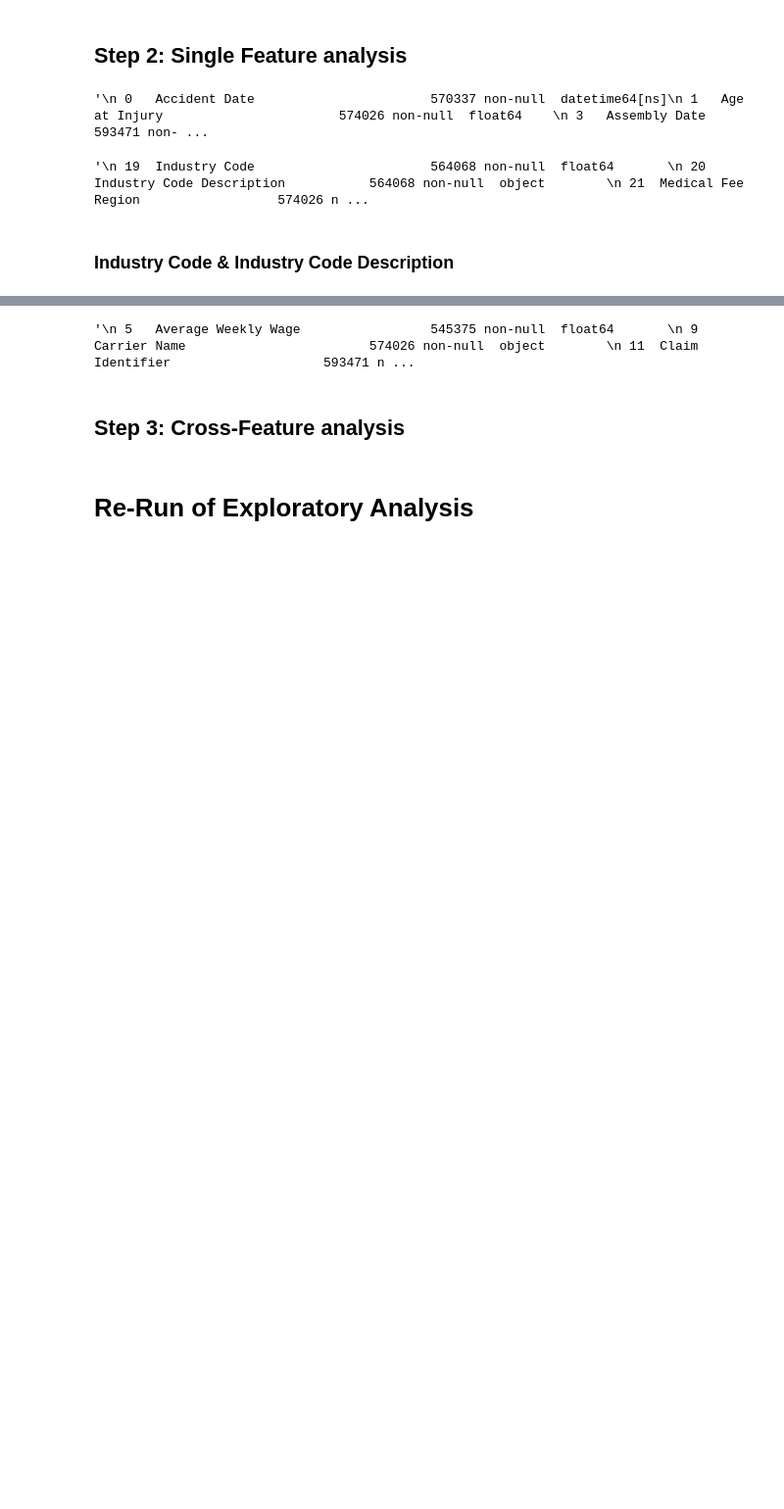
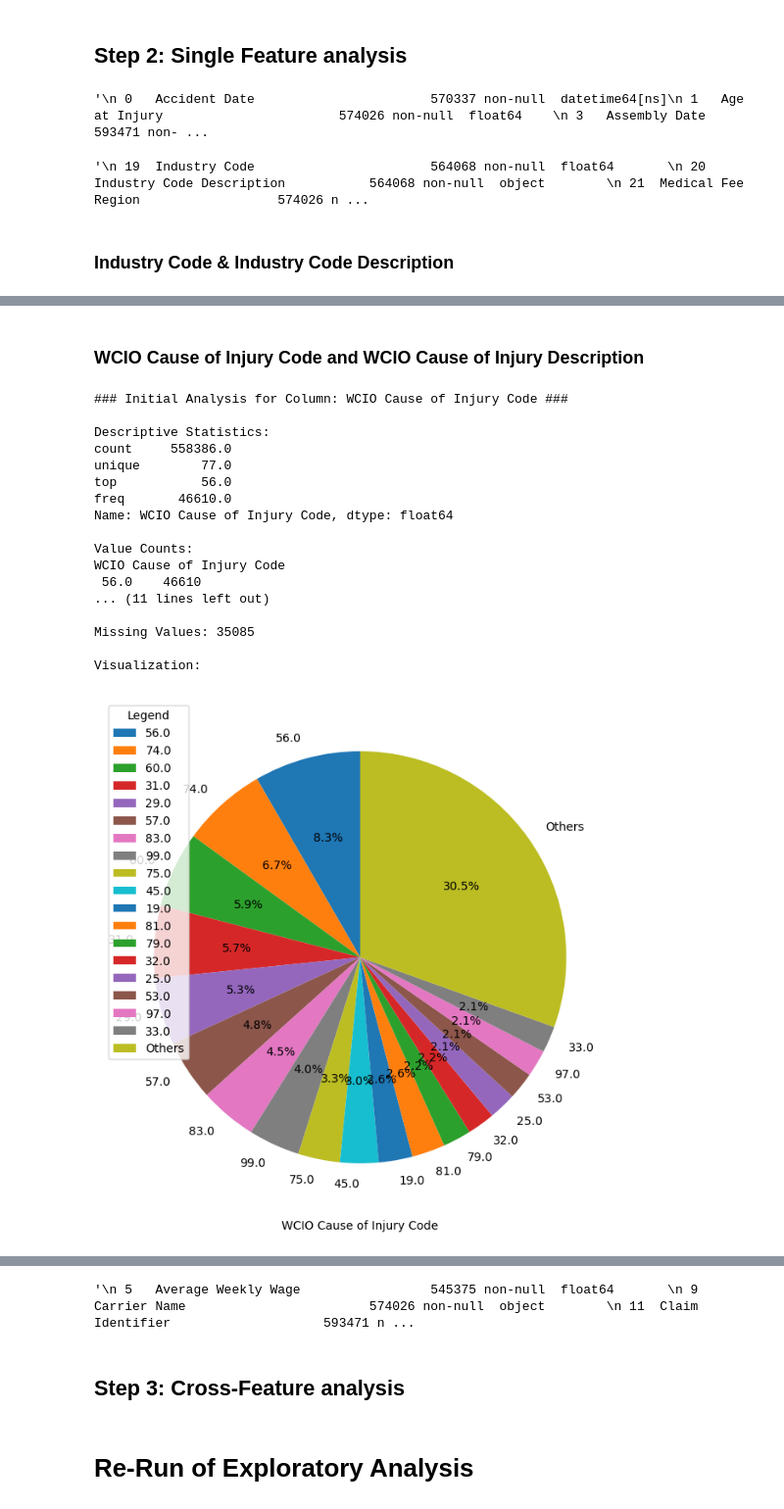
Before and after one commit to berthlou/DSAA_ML_41, a Jupyter notebook: code/exploratory_analysis/exploratory_analysis_preprocessing_louis.ipynb, the cells around one changed output, grey strips where cells are left out. Shown at 98% size. Cells and saved outputs as stored; diff of their text form; code cells hidden in the pictures; blank space fills up the shorter version.

```diff
--- a/code/exploratory_analysis/exploratory_analysis_preprocessing_louis.ipynb
+++ b/code/exploratory_analysis/exploratory_analysis_preprocessing_louis.ipynb
@@ -366,0 +381,24 @@ Missing Values in 'Industry Code': 29403
+# %% [markdown]
+### WCIO Cause of Injury Code and WCIO Cause of Injury Description
+# %%
+# Initial Analysis for WCIO Cause of Injury Code
+initial_analysis(df_train, "WCIO Cause of Injury Code")
+# %% [output]
+### Initial Analysis for Column: WCIO Cause of Injury Code ###
+
+Descriptive Statistics:
+count     558386.0
+unique        77.0
+top           56.0
+freq       46610.0
+Name: WCIO Cause of Injury Code, dtype: float64
+
+Value Counts:
+WCIO Cause of Injury Code
+ 56.0    46610
+... (11 lines left out)
+
+Missing Values: 35085
+
+Visualization:
+[figure, added]
```
Also changed, not shown: parts of 16 cells of this notebook.
